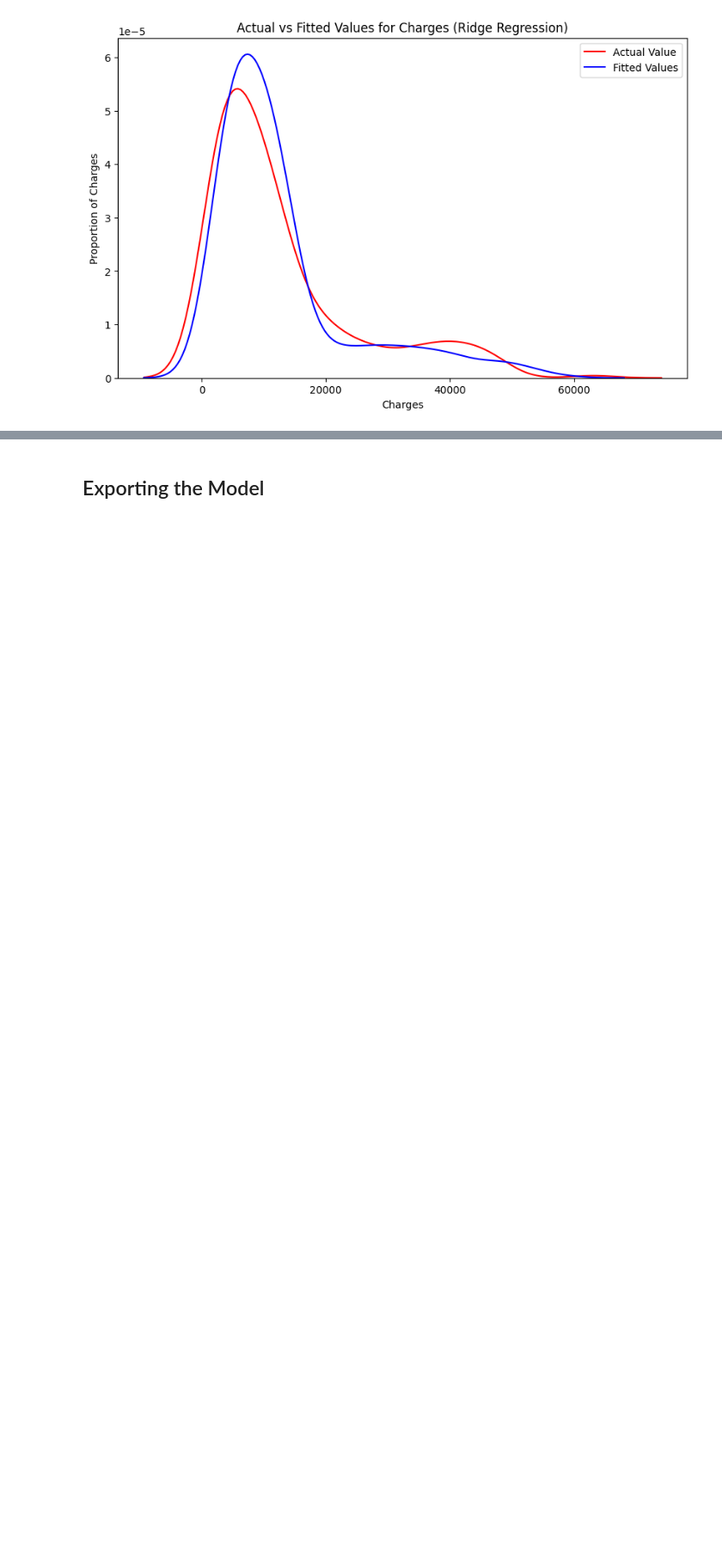
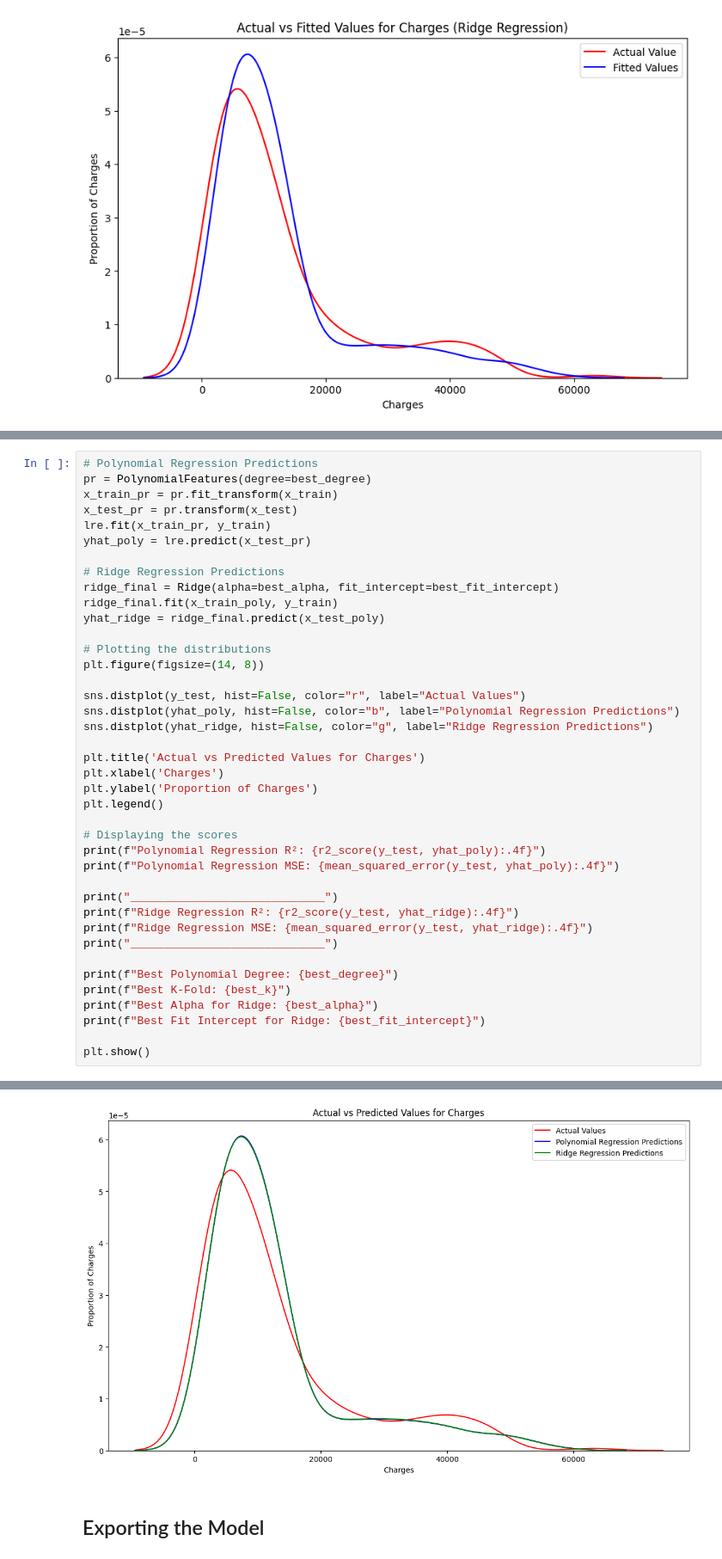
Before and after one commit to imadbenmadi/Medical-Insurance-Price-Prediction, a Jupyter notebook: notebooks/02_Modeling.ipynb, the cells around one changed output, grey strips where cells are left out. Shown: that part at 86% size. Cells and saved outputs as stored; diff of their text form; blank space fills up the shorter version.

```diff
--- a/notebooks/02_Modeling.ipynb
+++ b/notebooks/02_Modeling.ipynb
@@ -587,0 +595,41 @@ MSE: 23649130.1001
+# %%
+# Polynomial Regression Predictions
+pr = PolynomialFeatures(degree=best_degree)
+x_train_pr = pr.fit_transform(x_train)
+x_test_pr = pr.transform(x_test)
+lre.fit(x_train_pr, y_train)
+yhat_poly = lre.predict(x_test_pr)
+
+# Ridge Regression Predictions
+ridge_final = Ridge(alpha=best_alpha, fit_intercept=best_fit_intercept)
+ridge_final.fit(x_train_poly, y_train)
+yhat_ridge = ridge_final.predict(x_test_poly)
+
+# Plotting the distributions
+plt.figure(figsize=(14, 8))
+
+sns.distplot(y_test, hist=False, color="r", label="Actual Values")
+sns.distplot(yhat_poly, hist=False, color="b", label="Polynomial Regression Predictions")
+sns.distplot(yhat_ridge, hist=False, color="g", label="Ridge Regression Predictions")
+
+plt.title('Actual vs Predicted Values for Charges')
+plt.xlabel('Charges')
+plt.ylabel('Proportion of Charges')
+plt.legend()
+
+# Displaying the scores
+print(f"Polynomial Regression R²: {r2_score(y_test, yhat_poly):.4f}")
+print(f"Polynomial Regression MSE: {mean_squared_error(y_test, yhat_poly):.4f}")
+
+print("_____________________________")
+print(f"Ridge Regression R²: {r2_score(y_test, yhat_ridge):.4f}")
+print(f"Ridge Regression MSE: {mean_squared_error(y_test, yhat_ridge):.4f}")
+print("_____________________________")
+
+print(f"Best Polynomial Degree: {best_degree}")
+print(f"Best K-Fold: {best_k}")
+print(f"Best Alpha for Ridge: {best_alpha}")
+print(f"Best Fit Intercept for Ridge: {best_fit_intercept}")
+
+plt.show()
+# %% [output]
@@ -588,3 +646,4 @@ MSE: 23649130.1001
+[figure, added]
 # %% [markdown]
 ## Exporting the Model
 # %%
```
Also changed, not shown: parts of 3 cells of this notebook, 5 other files.
